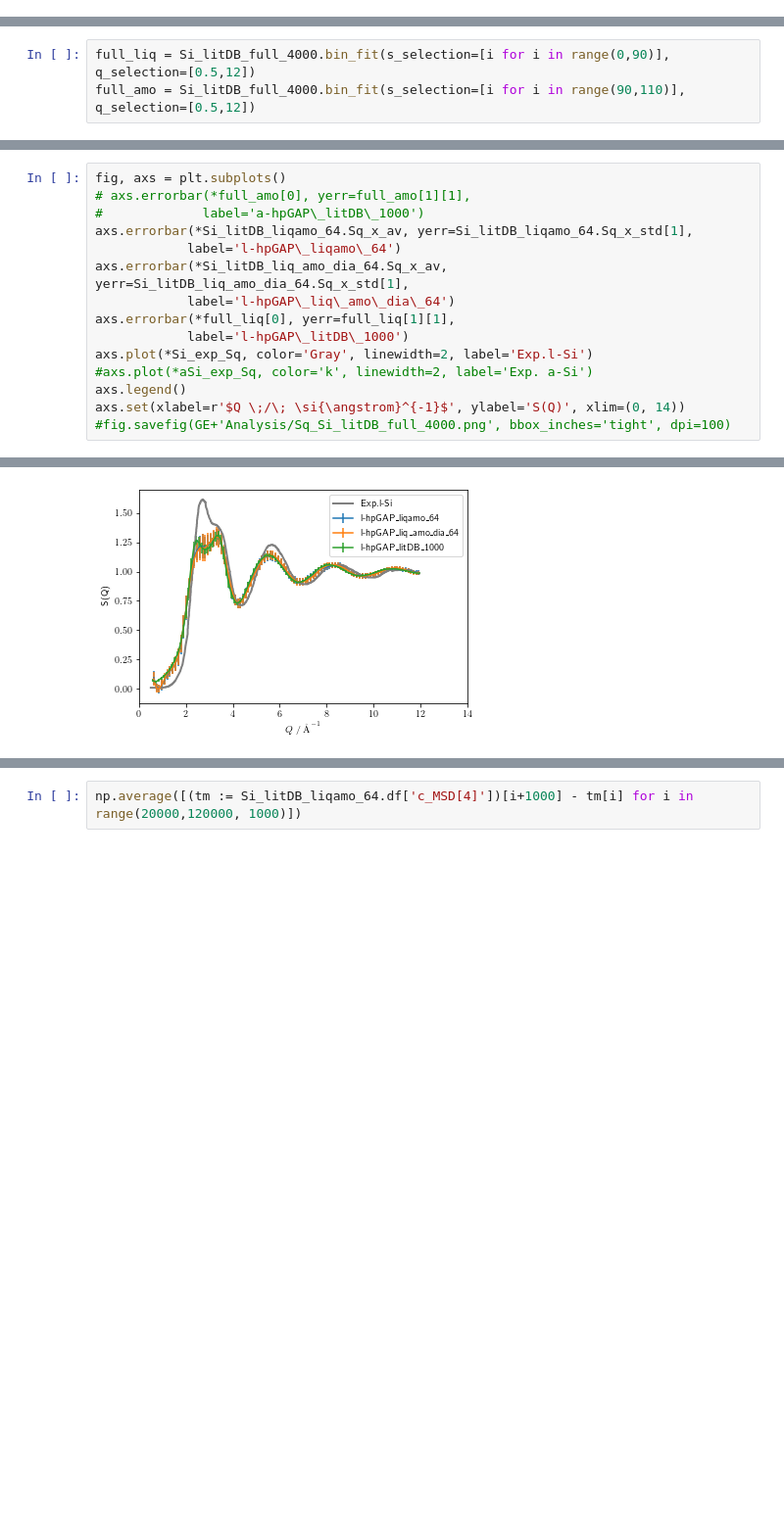
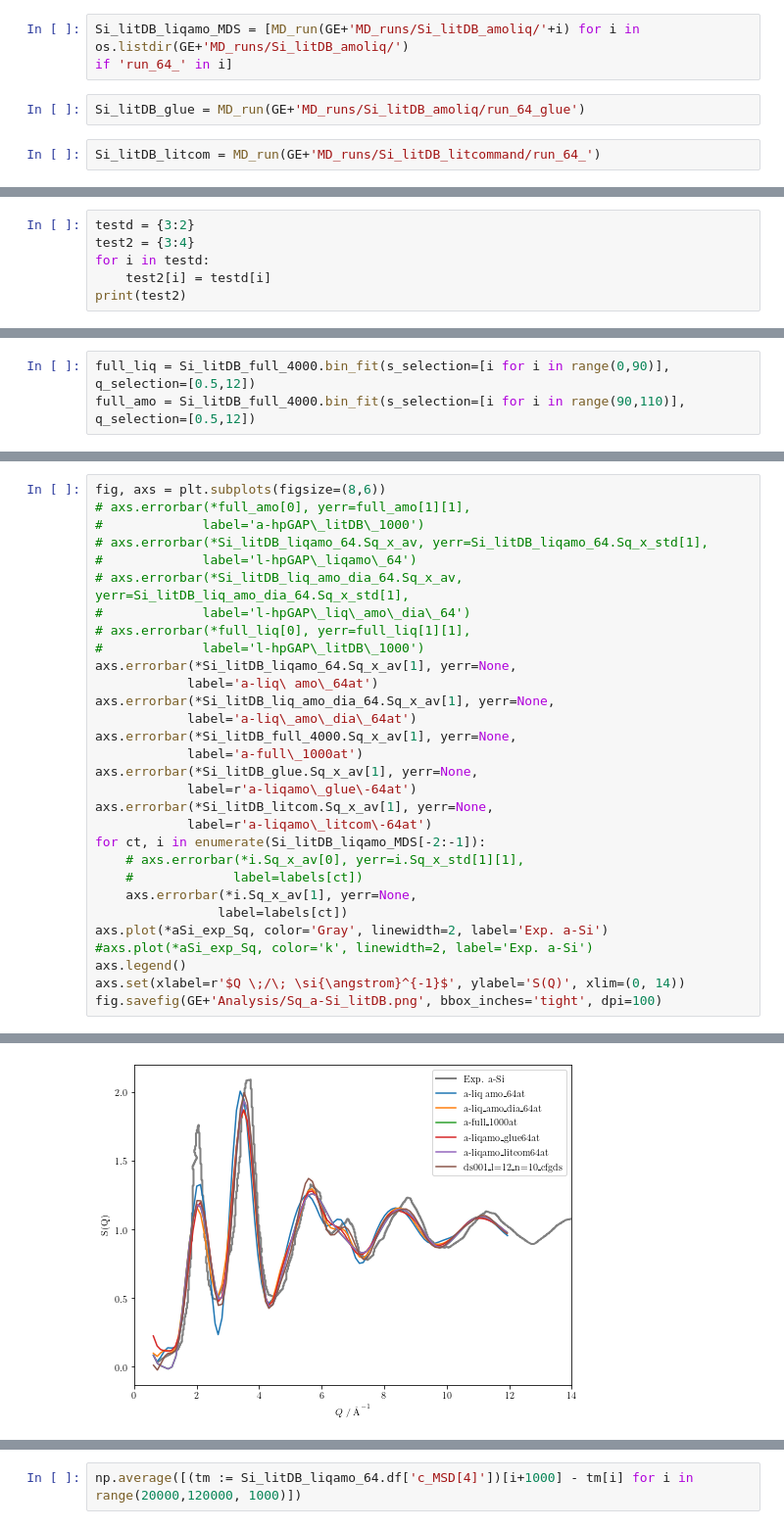
Before and after one commit to MorrowChem/Ge_analysis_local, a Jupyter notebook: hp_MD_explore.ipynb, the cells around one changed output, grey strips where cells are left out. Shown: that part at 98% size. Saved outputs shown, nothing was run; the diff lists cells and outputs as text; blank space fills up the shorter version.

```diff
--- a/hp_MD_explore.ipynb
+++ b/hp_MD_explore.ipynb
@@ -191,3 +162,10 @@ aSi_exp_Sq = np.genfromtxt('/Users/Moji/Documents/paper_data/a-Si_x-ray_Laaziri1
 # %%
 Si_litDB_liqamo_64 = MD_run(GE+'MD_runs/Si_litDB_amoliq/run_64001')
 Si_litDB_liq_amo_dia_64 =  MD_run(GE+'MD_runs/Si_litDB_amo_liq_dia/run_64001')
+# %%
+Si_litDB_liqamo_MDS = [MD_run(GE+'MD_runs/Si_litDB_amoliq/'+i) for i in os.listdir(GE+'MD_runs/Si_litDB_amoliq/')
+if 'run_64_' in i]
+# %%
+Si_litDB_glue = MD_run(GE+'MD_runs/Si_litDB_amoliq/run_64_glue')
+# %%
+Si_litDB_litcom = MD_run(GE+'MD_runs/Si_litDB_litcommand/run_64_')
@@ -205,0 +234,6 @@ Si_litDB_liq_amo_dia_64.bin_fit(s_selection=[i for i in range(0,90)], q_selectio
+# %%
+testd = {3:2}
+test2 = {3:4}
+for i in testd:
+    test2[i] = testd[i]
+print(test2)
@@ -216,16 +339,31 @@ full_amo = Si_litDB_full_4000.bin_fit(s_selection=[i for i in range(90,110)], q_
 # %%
-fig, axs = plt.subplots()
+fig, axs = plt.subplots(figsize=(8,6))
 # axs.errorbar(*full_amo[0], yerr=full_amo[1][1],
 #             label='a-hpGAP\_litDB\_1000')
-axs.errorbar(*Si_litDB_liqamo_64.Sq_x_av, yerr=Si_litDB_liqamo_64.Sq_x_std[1],
-            label='l-hpGAP\_liqamo\_64')
-axs.errorbar(*Si_litDB_liq_amo_dia_64.Sq_x_av, yerr=Si_litDB_liq_amo_dia_64.Sq_x_std[1],
-            label='l-hpGAP\_liq\_amo\_dia\_64')
-axs.errorbar(*full_liq[0], yerr=full_liq[1][1],
-            label='l-hpGAP\_litDB\_1000')
-axs.plot(*Si_exp_Sq, color='Gray', linewidth=2, label='Exp.l-Si')
+# axs.errorbar(*Si_litDB_liqamo_64.Sq_x_av, yerr=Si_litDB_liqamo_64.Sq_x_std[1],
+#             label='l-hpGAP\_liqamo\_64')
+# axs.errorbar(*Si_litDB_liq_amo_dia_64.Sq_x_av, yerr=Si_litDB_liq_amo_dia_64.Sq_x_std[1],
+#             label='l-hpGAP\_liq\_amo\_dia\_64')
+# axs.errorbar(*full_liq[0], yerr=full_liq[1][1],
+#             label='l-hpGAP\_litDB\_1000')
+axs.errorbar(*Si_litDB_liqamo_64.Sq_x_av[1], yerr=None,
+            label='a-liq\ amo\_64at')
+axs.errorbar(*Si_litDB_liq_amo_dia_64.Sq_x_av[1], yerr=None,
+            label='a-liq\_amo\_dia\_64at')
+axs.errorbar(*Si_litDB_full_4000.Sq_x_av[1], yerr=None,
+            label='a-full\_1000at')
+axs.errorbar(*Si_litDB_glue.Sq_x_av[1], yerr=None,
+            label=r'a-liqamo\_glue\-64at')
+axs.errorbar(*Si_litDB_litcom.Sq_x_av[1], yerr=None,
+            label=r'a-liqamo\_litcom\-64at')
+for ct, i in enumerate(Si_litDB_liqamo_MDS[-2:-1]):
+    # axs.errorbar(*i.Sq_x_av[0], yerr=i.Sq_x_std[1][1],
+    #             label=labels[ct])
+    axs.errorbar(*i.Sq_x_av[1], yerr=None,
+                label=labels[ct])
+axs.plot(*aSi_exp_Sq, color='Gray', linewidth=2, label='Exp. a-Si')
 #axs.plot(*aSi_exp_Sq, color='k', linewidth=2, label='Exp. a-Si')
 axs.legend()
 axs.set(xlabel=r'$Q \;/\; \si{\angstrom}^{-1}$', ylabel='S(Q)', xlim=(0, 14))
-#fig.savefig(GE+'Analysis/Sq_Si_litDB_full_4000.png', bbox_inches='tight', dpi=100)
+fig.savefig(GE+'Analysis/Sq_a-Si_litDB.png', bbox_inches='tight', dpi=100)
 # %% [output]
@@ -235 +370 @@ axs.set(xlabel=r'$Q \;/\; \si{\angstrom}^{-1}$', ylabel='S(Q)', xlim=(0, 14))
-[figure, old version]
+[figure, new version]
```
Also changed, not shown: parts of 77 cells of this notebook, 2 other files.
